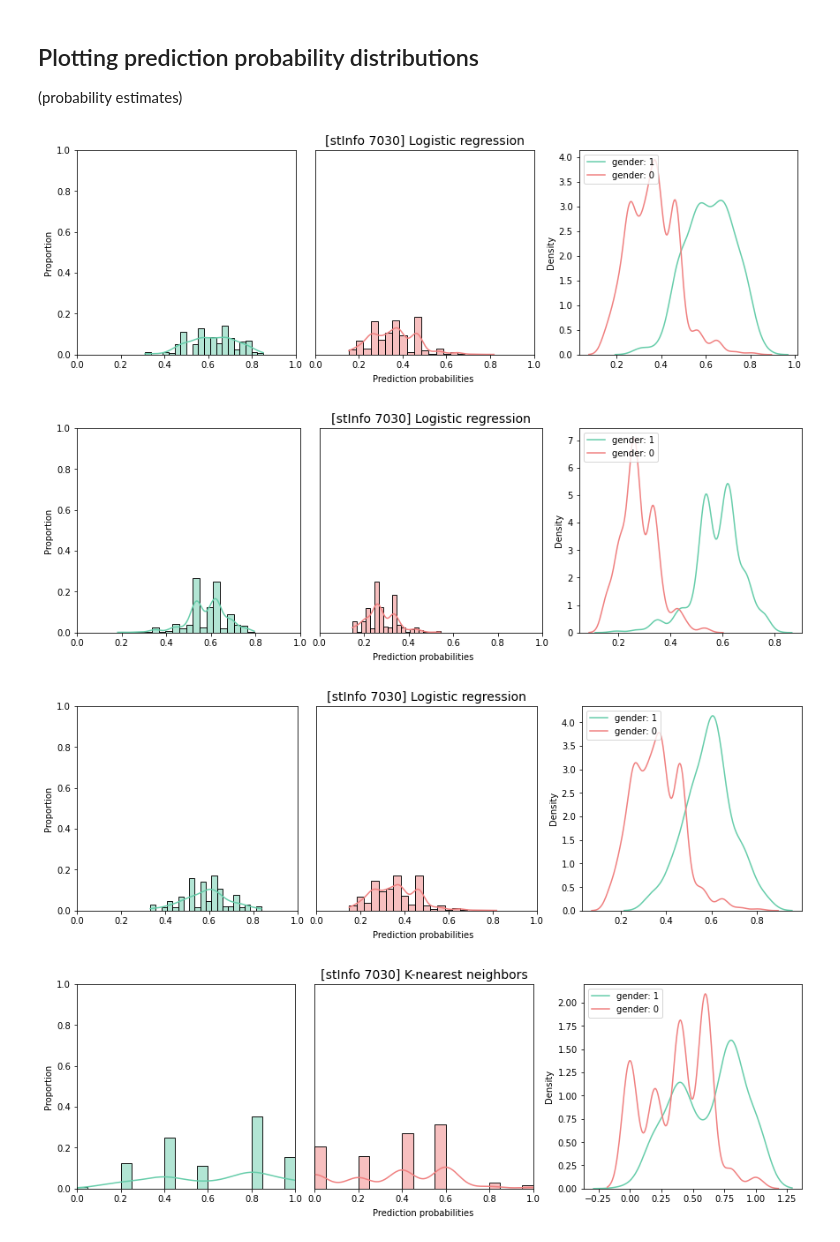
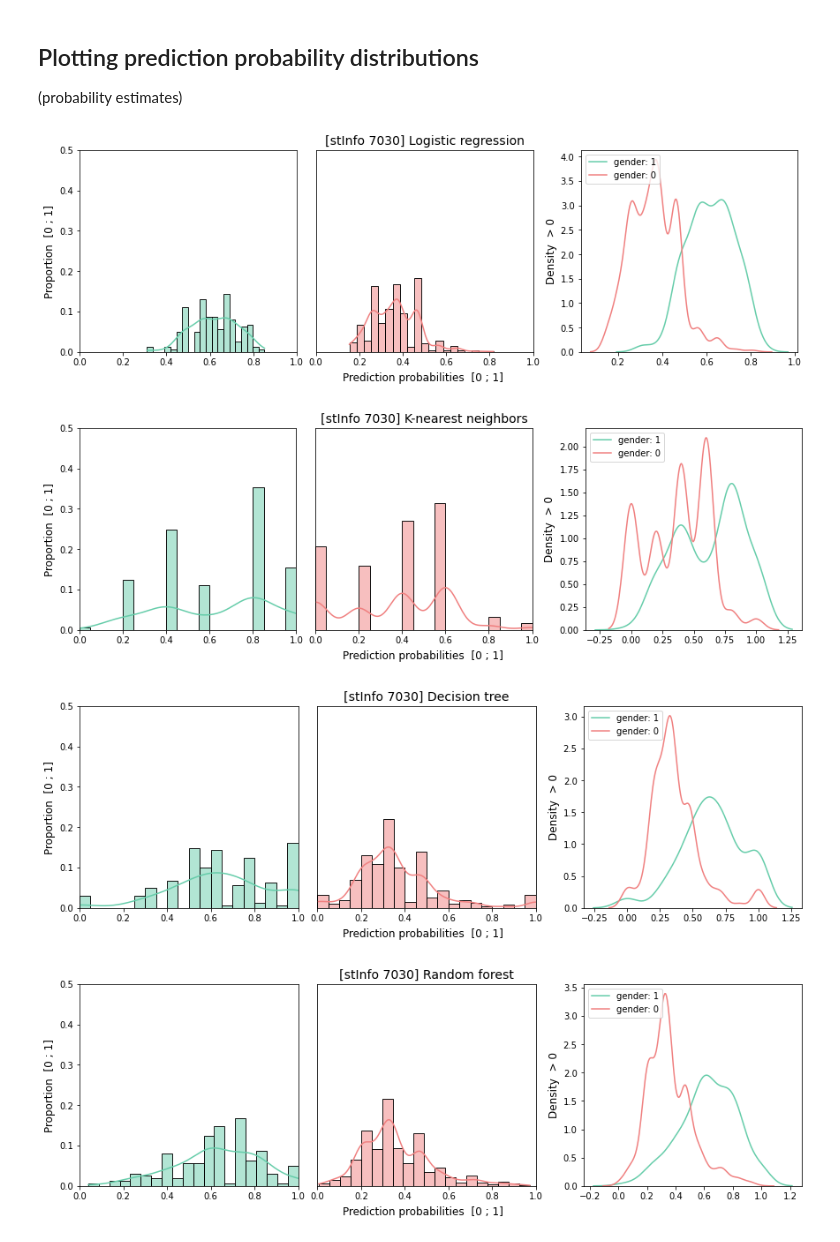
Before and after one commit to melinaverger/MADD, a Jupyter notebook: experiment/distrib_plots.ipynb, the cells around one changed output. Cells and saved outputs as stored; diff of their text form; code cells hidden in the pictures.

Commit message:
update sensitive feature choice automation

```diff
--- a/experiment/distrib_plots.ipynb
+++ b/experiment/distrib_plots.ipynb
@@ -68,51 +73,53 @@ for sensfeat in SFEATURES:
 ## Plotting prediction probability distributions
 (probability estimates)
 # %%
-# Gender
+for sensfeat in SFEATURES:
 
-for sensfeat in SFEATURES:
     if sensfeat == "gender":
-        color_kde_1 = "mediumaquamarine"
-        color_kde_0 = "lightcoral"
+        color_gp_1 = "mediumaquamarine"
+        color_gp_0 = "lightcoral"
     elif sensfeat == "imd_band":
-        color_kde_1 = "gold"
-        color_kde_0 = "dimgray"
+        color_gp_1 = "gold"
+        color_gp_0 = "dimgray"
     elif sensfeat == "disability":
-        color_kde_1 = "mediumpurple"
-        color_kde_0 = "lightskyblue"
+        color_gp_1 = "mediumpurple"
+        color_gp_0 = "lightskyblue"
 
 
-    for model in models:
+    for model in models:  # except svc model because no probability outputs
 
         if model == clf_lr:
             model_name = "Logistic regression"
         elif model == clf_knearest:
             model_name = "K-nearest neighbors"
         elif model == clf_dt:
             model_name = "Decision tree"
         elif model == clf_rf:
             model_name = "Random forest"
         else:
-            else:
             print("Invalid model.")
             exit()
 
         fig, axes = plt.subplots(1, 3, figsize=(12, 4), constrained_layout=True)
-        fig.supxlabel("Prediction probabilities", fontsize=10)
-        ax0 = sns.histplot(ax=axes[0], data=model.predict_proba(dict_subsets_test["X"+ "_test_" + sensfeat + "_"+ "1"])[:, 1], kde=True, stat="proportion", color="mediumaquamarine", bins=20)
-        ax0.set_ylim(0, 1)
+        fig.supxlabel("Prediction probabilities  [0 ; 1]", fontsize=12)
+        # plot the 2 y_pred_{sensitive feature for group 0/1} separately
+        ax0 = sns.histplot(ax=axes[0], data=model.predict_proba(dict_subsets_test["X"+ "_test_" + sensfeat + "_"+ "1"])[:, 1], kde=True, stat="proportion", color=color_gp_1, bins=20)
+        ax0.set_ylim(0, 0.5)
         ax0.set_xlim(0, 1)
-        ax1 = sns.histplot(ax=axes[1], data=model.predict_proba(dict_subsets_test["X"+ "_test_" + sensfeat + "_"+ "0"])[:, 0], kde=True, stat="proportion", color="lightcoral", bins=20)
-        ax1.set_ylim(0, 1)
+        ax0.set_ylabel("Proportion  [0 ; 1]", fontsize=12)
+        ax1 = sns.histplot(ax=axes[1], data=model.predict_proba(dict_subsets_test["X"+ "_test_" + sensfeat + "_"+ "0"])[:, 0], kde=True, stat="proportion", color=color_gp_0, bins=20)
+        ax1.set_ylim(0, 0.5)
         ax1.set_xlim(0, 1)
         ax1.set_yticklabels([]) # turn off y ticks labels
         ax1.yaxis.set_visible(False)
-        ax2 = sns.kdeplot(ax=axes[2], data=model.predict_proba(dict_subsets_test["X"+ "_test_" + sensfeat + "_"+ "1"])[:, 1], color="mediumaquamarine", label="gender: 1")
-        ax2 = sns.kdeplot(ax=axes[2], data=model.predict_proba(dict_subsets_test["X"+ "_test_" + sensfeat + "_"+ "0"])[:, 0], color="lightcoral", label="gender: 0")
+        # plot the 2 DDPs on the same graph
+        ax2 = sns.kdeplot(ax=axes[2], data=model.predict_proba(dict_subsets_test["X"+ "_test_" + sensfeat + "_"+ "1"])[:, 1], color=color_gp_1, label=sensfeat + ": 1")
+        ax2 = sns.kdeplot(ax=axes[2], data=model.predict_proba(dict_subsets_test["X"+ "_test_" + sensfeat + "_"+ "0"])[:, 0], color=color_gp_0, label=sensfeat + ": 0")
+        ax2.set_ylabel("Density  > 0", fontsize=12)
         plt.legend(loc="upper left")
         ax1.set_title(f"[{DATA} {SPLIT}] {model_name}", loc="center", fontsize=14)
 # %% [output]
-[figure, old version]
+[figure, new version]
-[figure, old version]
+[figure, new version]
-[figure, old version]
+[figure, new version]
-[figure, old version]
+[figure, new version]
```
Also changed, not shown: parts of 6 cells of this notebook, 3 other files.
